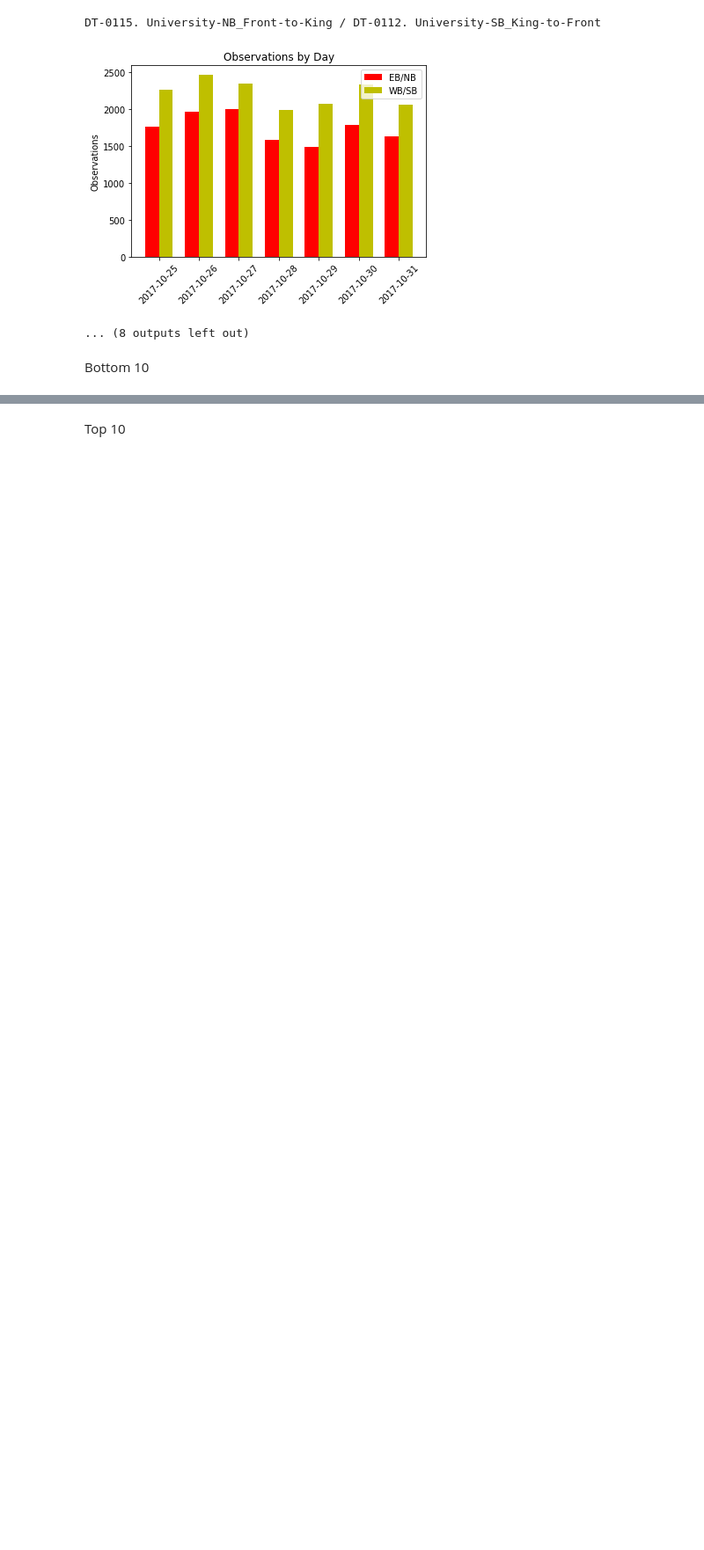
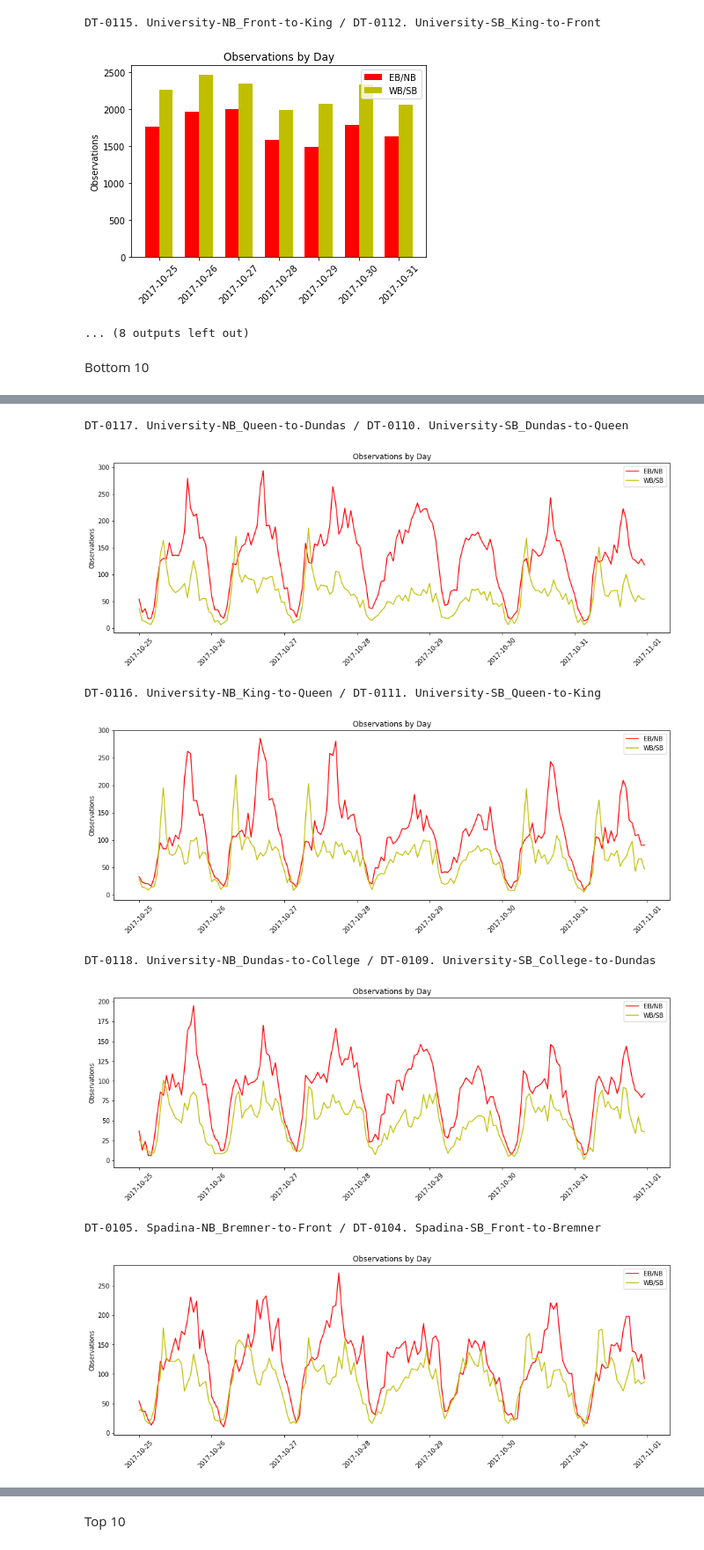
Before and after one commit to CityofToronto/bdit_king_pilot_dashboard, a Jupyter notebook: bluetooth/bt_data_validation.ipynb, the cells around one changed output, grey strips where cells are left out. Shown at 88% size. Cells and saved outputs as stored; diff of their text form; code cells hidden in the pictures; blank space fills up the shorter version.

Commit message:
Added time of day plot

```diff
--- a/bluetooth/bt_data_validation.ipynb
+++ b/bluetooth/bt_data_validation.ipynb
@@ -154,13 +150,3 @@ DT-0115. University-NB_Front-to-King / DT-0112. University-SB_King-to-Front
 ... (8 outputs left out)
 # %% [markdown]
 Bottom 10
-# %%
-sql = '''SELECT sb_wb_report_name AS "EB/NB Route Name", \
-        nb_eb_report_name AS "WB/SB Route Name", \
-        eb_nb_obs AS "Number EB/NB obs", \
-        wb_sb_obs AS "Number WB/SB obs", \
-        eb_nb_obs - wb_sb_obs AS "EB/NB-WB/SB" \
-        FROM ryu4.aggr_bt_directional_oneweek
-        ORDER BY "EB/NB-WB/SB" desc
-        LIMIT 10;'''
-print_table(sql, con)
@@ -178,0 +153,39 @@ print_table(sql, con)
+# %%
+for i in range(len(top_routes)):
+    print(top_ebnb[i] + " / " + top_wbsb[i])
+    sql = pg.SQL('''CREATE OR REPLACE TEMP VIEW wbsb AS \
+                    SELECT DATE_TRUNC('hour', datetime_bin) datetime_bin, SUM(obs) obs \
+                    FROM aggr_5min_bt \
+                    WHERE report_name = {ebnb_route} \
+                    AND datetime_bin < '2017-11-01' AND datetime_bin >= '2017-10-25' \
+                    GROUP BY report_name, DATE_TRUNC('hour', datetime_bin); \
+                    CREATE OR REPLACE TEMP VIEW ebnb AS \
+                    SELECT DATE_TRUNC('hour', datetime_bin) datetime_bin, SUM(obs) obs \
+                    FROM aggr_5min_bt \
+                    WHERE report_name = {wbsb_route} \
+                    AND datetime_bin < '2017-11-01' AND datetime_bin >= '2017-10-25' \
+                    GROUP BY report_name, DATE_TRUNC('hour', datetime_bin); \
+                    SELECT wbsb.datetime_bin datetime_bin, wbsb.obs wbsb_obs, ebnb.obs ebnb_obs \
+                    FROM wbsb \
+                    INNER JOIN ebnb ON wbsb.datetime_bin = ebnb.datetime_bin \
+                    ORDER BY datetime_bin;
+        ''').format(ebnb_route = pg.Literal(top_ebnb[i]), wbsb_route = pg.Literal(top_wbsb[i]))
+    route_obs = pandasql.read_sql(sql, con)
+    fig, ax = plt.subplots(1, 1, figsize=(16,5))
+    width = 0.35
+    ebnb_line = ax.plot(route_obs.datetime_bin, route_obs.ebnb_obs, color='r')
+    wbsb_line = ax.plot(route_obs.datetime_bin, route_obs.wbsb_obs, color='y')
+    ax.set_ylabel('Observations')
+    ax.set_title('Observations by Day')
+    plt.xticks(rotation=45)
+    ax.legend((ebnb_line[0], wbsb_line[0]), ('EB/NB', 'WB/SB'))
+    plt.show()
+# %% [output]
+DT-0117. University-NB_Queen-to-Dundas / DT-0110. University-SB_Dundas-to-Queen
+[figure, added]
+DT-0116. University-NB_King-to-Queen / DT-0111. University-SB_Queen-to-King
+[figure, added]
+DT-0118. University-NB_Dundas-to-College / DT-0109. University-SB_College-to-Dundas
+[figure, added]
+DT-0105. Spadina-NB_Bremner-to-Front / DT-0104. Spadina-SB_Front-to-Bremner
+[figure, added]
```
Also changed, not shown: parts of 5 cells of this notebook.
